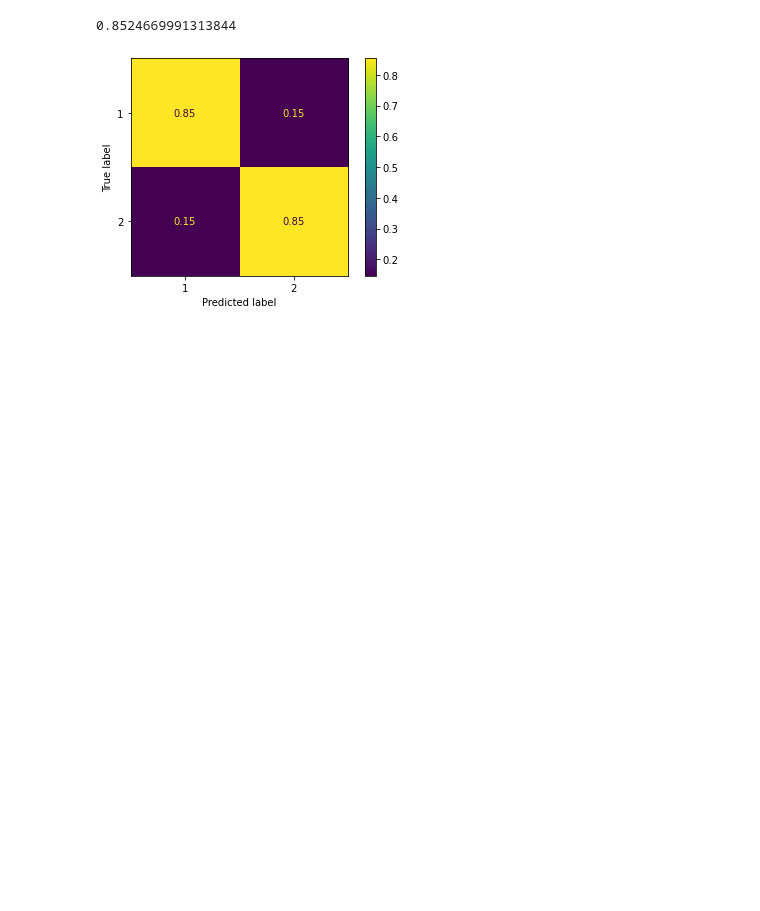
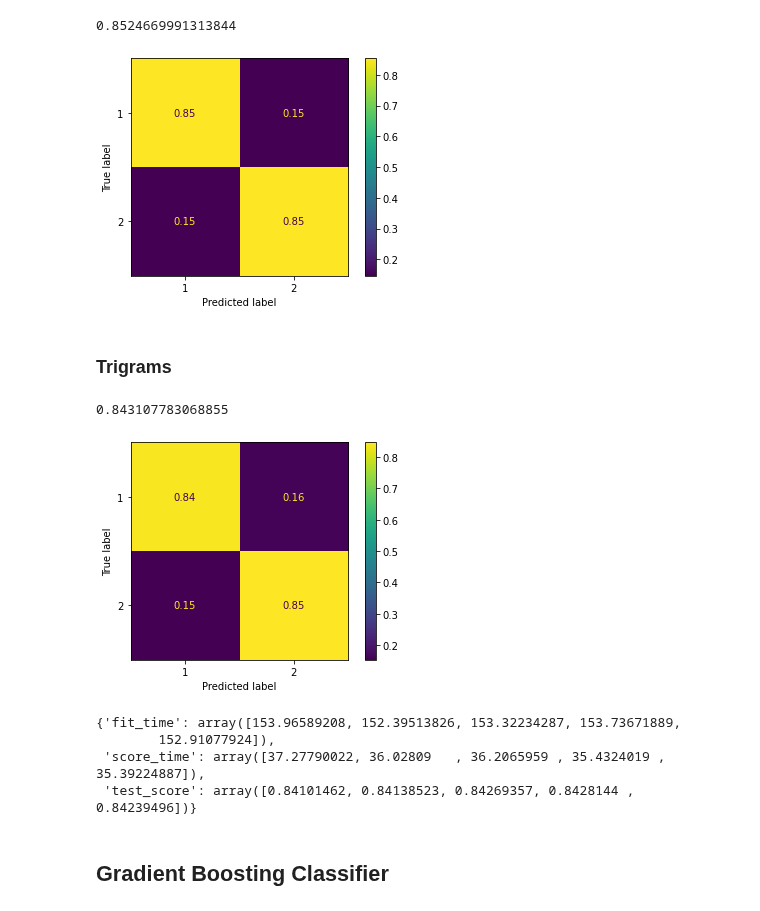
Before and after one commit to ThomasHChapman/classifying_user_reviews, a Jupyter notebook: working_notebooks/modeling_nb.ipynb, the cells around one changed output. Drawn from its saved outputs; the diff is of its cells as text; code cells hidden in the pictures; blank space fills up the shorter version.

```diff
--- a/working_notebooks/modeling_nb.ipynb
+++ b/working_notebooks/modeling_nb.ipynb
@@ -225,3 +246,34 @@ print(accuracy_score(y, sgdc_tuned_yhat))
+# %% [markdown]
+### Trigrams
+# %%
+# Instantiate the SGDC Classifier pipeline
+sgdc_ngrams_pipe = ImPipeline(steps=[
+                            ('vect', TfidfVectorizer(max_features=max_features,
+                                                    #max_df=0.95,
+                                                   # min_df=0.05
+                                                    )),
+                            ('sgdc', SGDClassifier(random_state=42))
+                            ]
+)
+
+#Fit SGDC pipe on the training data, get predictions and plot confusion matrix
+sgdc_ngrams_pipe.fit(X_grams, y)
+sgdc_ngrams_yhat = sgdc_ngrams_pipe.predict(X_grams)
+plot_confusion_matrix(sgdc_ngrams_pipe, X_grams, y, normalize='true');
+print(accuracy_score(y, sgdc_ngrams_yhat))
+# %% [output]
+0.843107783068855
+[figure, added]
+# %%
+# Obtained cross-validated accuracy score
+cross_validate(sgdc_pipe, X_grams, y)
+# %% [output]
+{'fit_time': array([153.96589208, 152.39513826, 153.32234287, 153.73671889,
+        152.91077924]),
+ 'score_time': array([37.27790022, 36.02809   , 36.2065959 , 35.4324019 , 35.39224887]),
+ 'test_score': array([0.84101462, 0.84138523, 0.84269357, 0.8428144 , 0.84239496])}
+# %% [markdown]
+## Gradient Boosting Classifier
 # %%
 # Instantiate the gradient boosting classifier pipeline
 gbc_pipe = ImPipeline(steps=[
```
Also changed, not shown: parts of 13 cells of this notebook.
